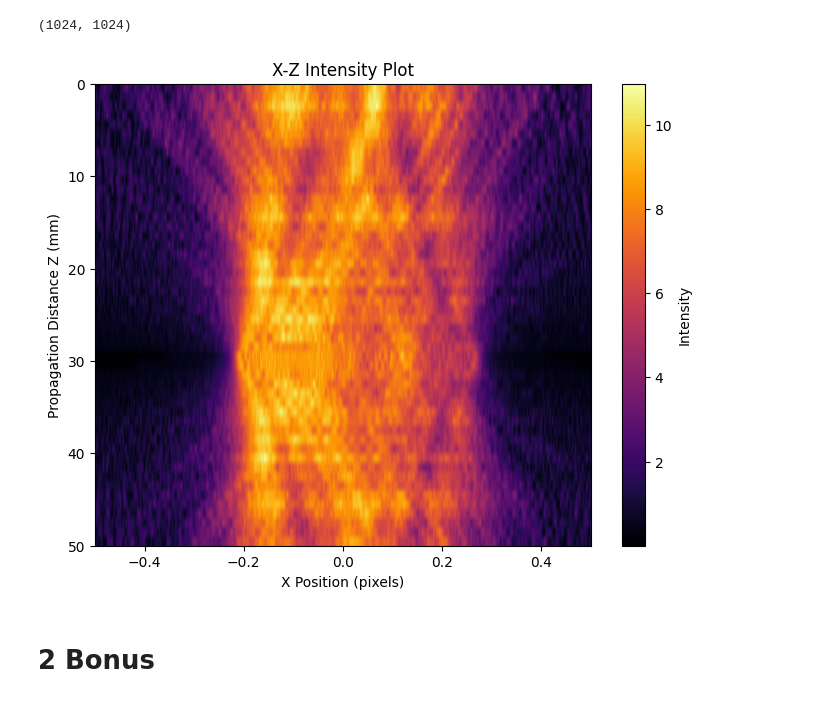
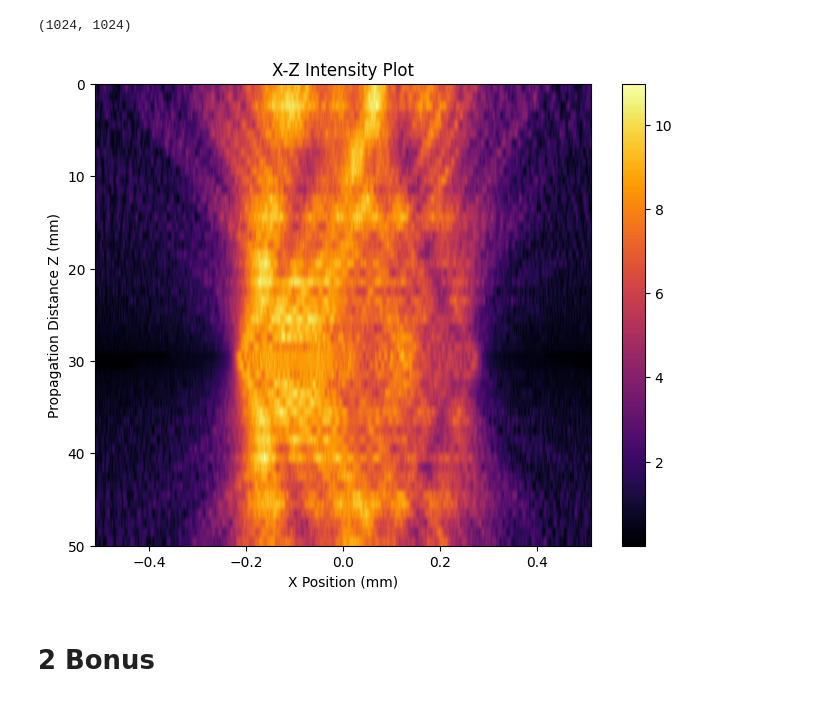
Before and after one commit to kelansolo/Micro-421-Computational-optical-imaging-2025, a Jupyter notebook: GX_01_solution.ipynb, the cells around one changed output. Cells and saved outputs as stored; diff of their text form; code cells hidden in the pictures.

Commit message:
Fix axis label

```diff
--- a/GX_01_solution.ipynb
+++ b/GX_01_solution.ipynb
@@ -116,15 +116,15 @@ array_3d = np.stack(grating_zs, axis=0)
 # %%
 # Plot the x-z intensity profile
 plt.figure(figsize=(8, 6))
-plt.imshow(np.abs(array_3d[:, 500, :])**0.8, extent=[-0.5,0.5, 50, 0],
+plt.imshow(np.abs(array_3d[:, 500, :])**0.8, extent=[-0.512,0.512, 50, 0],
            aspect='auto', cmap='inferno')
-plt.colorbar(label="Intensity")
-plt.xlabel("X Position (pixels)")
+plt.colorbar()
+plt.xlabel("X Position (mm)")
 plt.ylabel("Propagation Distance Z (mm)")
 plt.title("X-Z Intensity Plot")
 plt.show()
 # %% [output]
-[figure, old version]
+[figure, new version]
 # %% [markdown]
 # 2 Bonus
 # %% [markdown]
```
